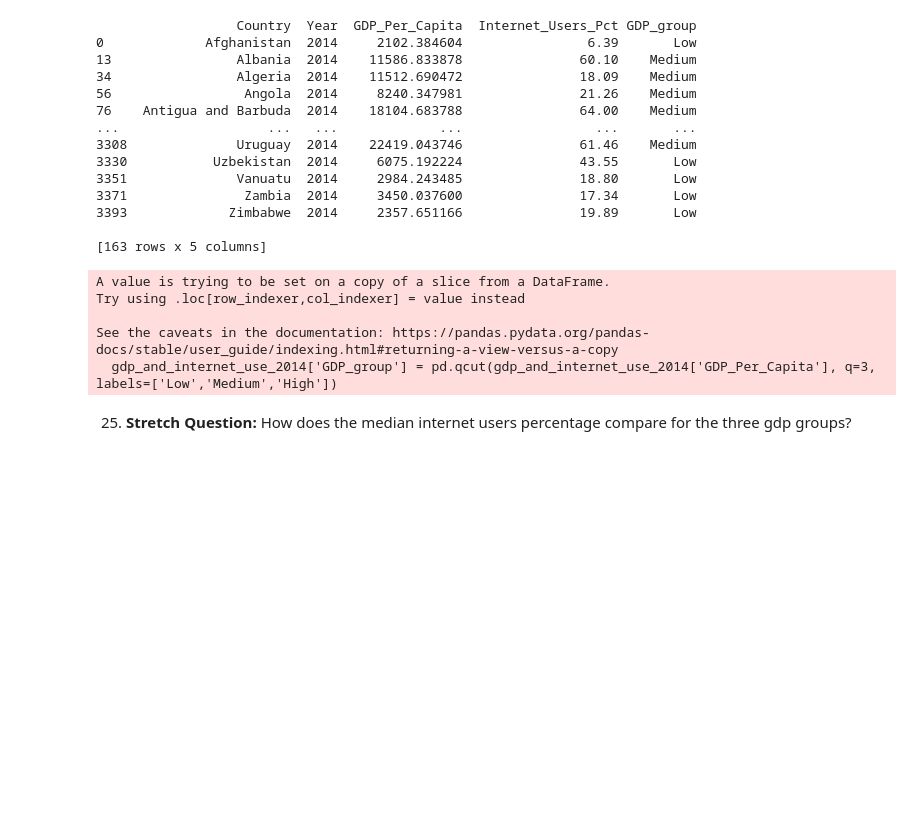
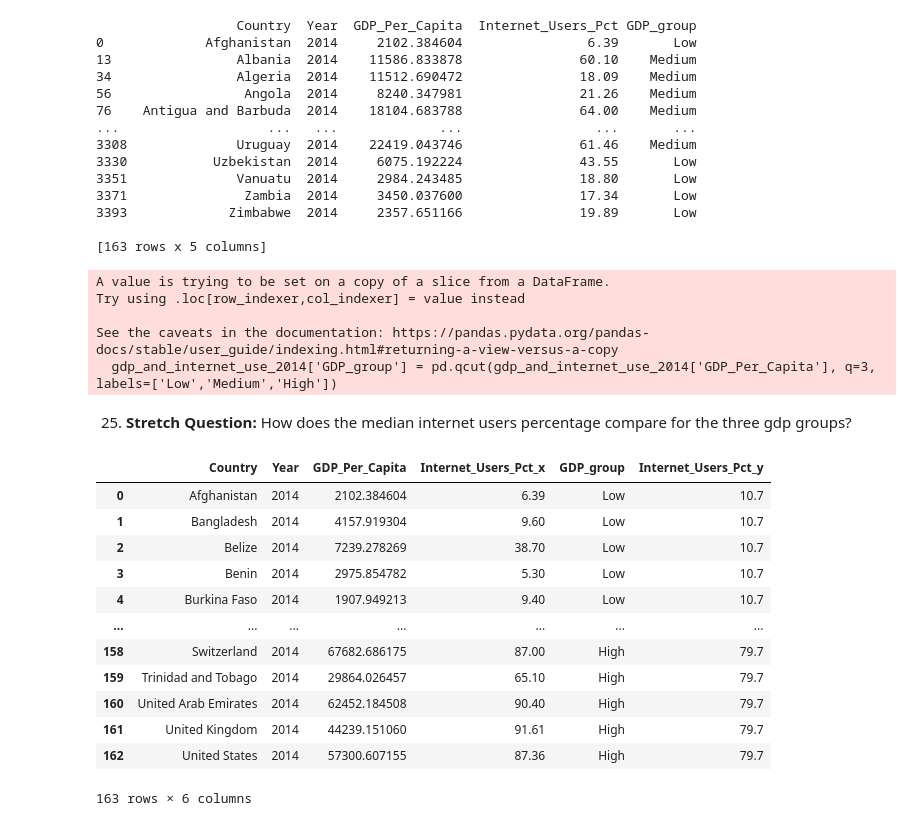
Before and after one commit to Brf0001/gdp-and-internet-usage-Brf0001, a Jupyter notebook: notebook/real_un_project.ipynb, the cells around one changed output. Saved outputs shown, nothing was run; the diff lists cells and outputs as text; code cells hidden in the pictures; blank space fills up the shorter version.

```diff
--- a/notebook/real_un_project.ipynb
+++ b/notebook/real_un_project.ipynb
@@ -346,4 +348,20 @@ See the caveats in the documentation: https://pandas.pydata.org/pandas-docs/stab
 # %% [markdown]
 25. **Stretch Question:** How does the median internet users percentage compare for the three gdp groups?
 # %%
-gdp_and_internet_use_2014.groupby('GDP_group')['Internet_Users_Pct'].median()
+f = gdp_and_internet_use_2014.groupby('GDP_group')['Internet_Users_Pct'].median()
+# %%
+pd.merge(gdp_and_internet_use_2014, f, on='GDP_group')
+# %% [output]
+|  | Country | Year | GDP_Per_Capita | Internet_Users_Pct_x | GDP_group | Internet_Users_Pct_y |
+| 0 | Afghanistan | 2014 | 2102.384604 | 6.39 | Low | 10.7 |
+| 1 | Bangladesh | 2014 | 4157.919304 | 9.60 | Low | 10.7 |
+| 2 | Belize | 2014 | 7239.278269 | 38.70 | Low | 10.7 |
+| 3 | Benin | 2014 | 2975.854782 | 5.30 | Low | 10.7 |
+| 4 | Burkina Faso | 2014 | 1907.949213 | 9.40 | Low | 10.7 |
+| ... | ... | ... | ... | ... | ... | ... |
+| 158 | Switzerland | 2014 | 67682.686175 | 87.00 | High | 79.7 |
+| 159 | Trinidad and Tobago | 2014 | 29864.026457 | 65.10 | High | 79.7 |
+| 160 | United Arab Emirates | 2014 | 62452.184508 | 90.40 | High | 79.7 |
+| 161 | United Kingdom | 2014 | 44239.151060 | 91.61 | High | 79.7 |
+| 162 | United States | 2014 | 57300.607155 | 87.36 | High | 79.7 |
+163 rows × 6 columns
```
Also changed, not shown: parts of 1 cell of this notebook, 1 other file.
